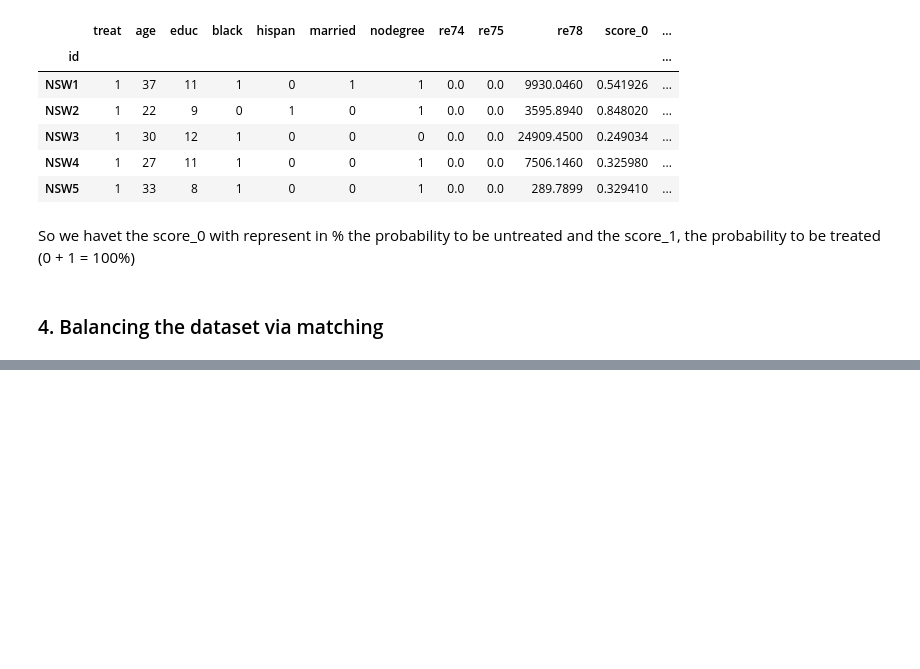
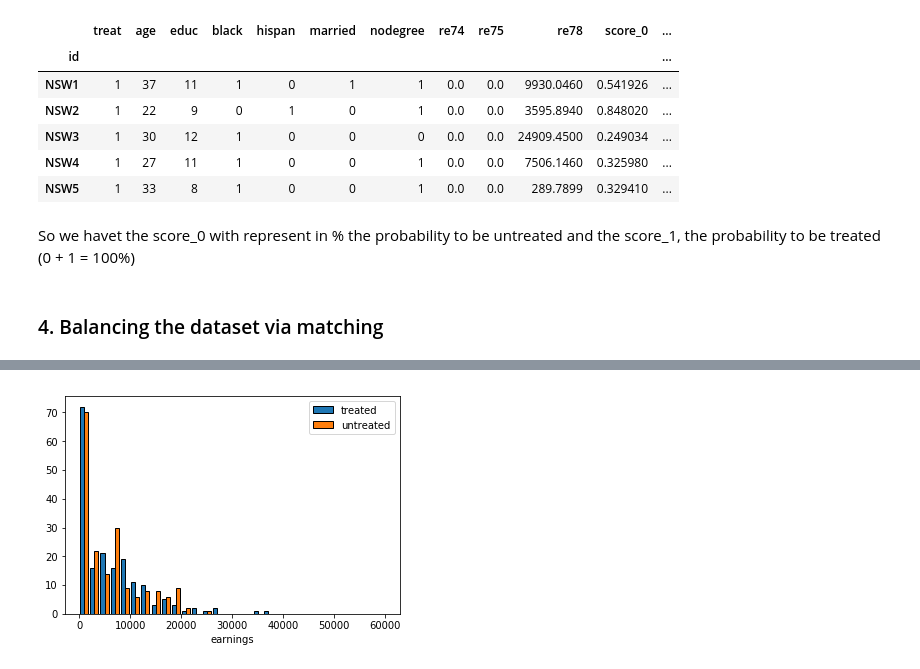
Before and after one commit to IsaacLeimgruber/ADA_labs_repo, a Jupyter notebook: 04 - Applied ML/HW04_Kevin.ipynb, the cells around one changed output, grey strips where cells are left out. Saved outputs shown, nothing was run; the diff lists cells and outputs as text; code cells hidden in the pictures; blank space fills up the shorter version.

```diff
--- a/04 - Applied ML/HW04_Kevin.ipynb
+++ b/04 - Applied ML/HW04_Kevin.ipynb
@@ -293,0 +415,4 @@ So we havet the score_0 with represent in % the probability to be untreated and
+# %%
+make_comparative_histogram(patients_treated, patients_not_treated_matched, 're78', bins_, 'earnings', ['treated', 'untreated'])
+# %% [output]
+[figure, added]
```
Also changed, not shown: parts of 33 cells of this notebook.
